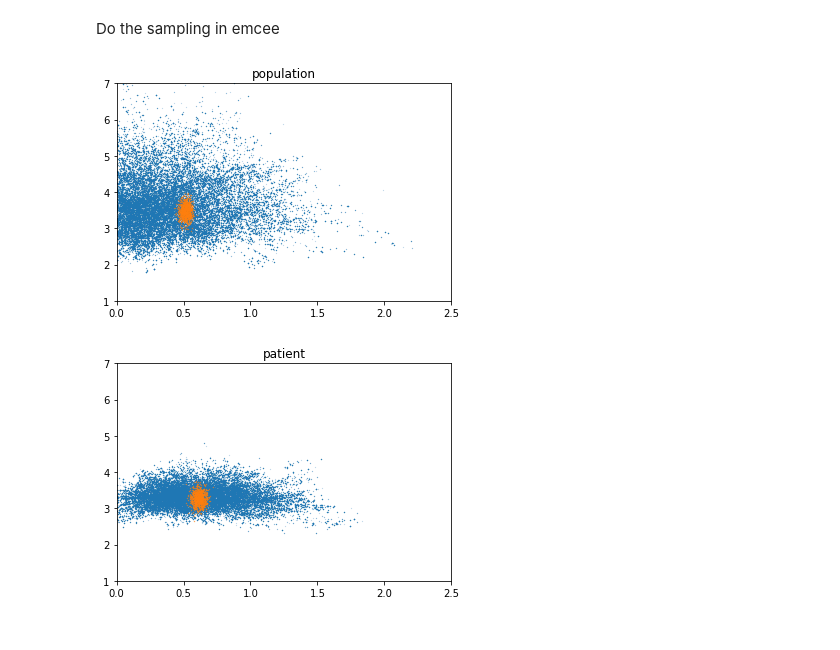
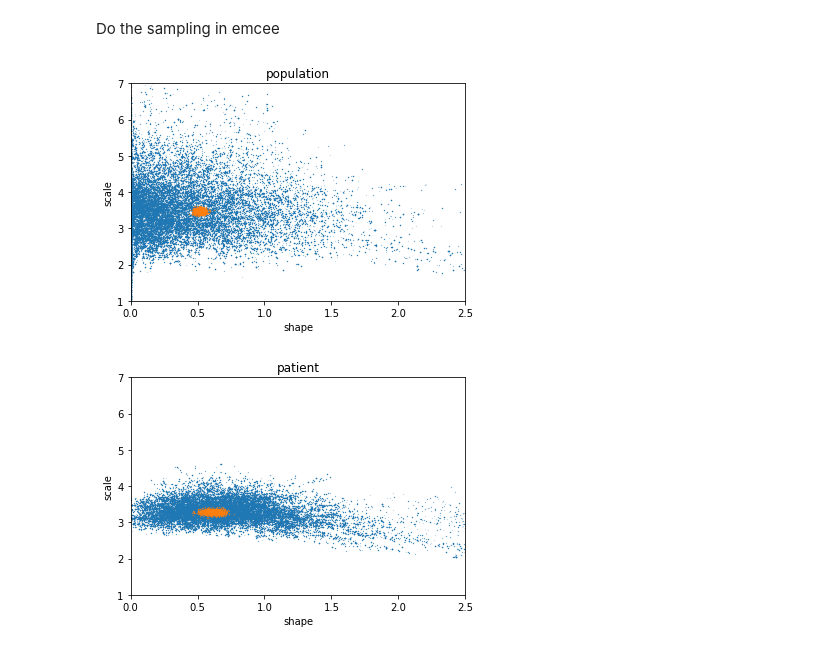
Before and after one commit to tillahoffmann/shedding, a Jupyter notebook: affine.ipynb, the cells around one changed output. Drawn from its saved outputs; the diff is of its cells as text; code cells hidden in the pictures.

Commit message:
better parameterization for affine sampler

```diff
--- a/affine.ipynb
+++ b/affine.ipynb
@@ -62,8 +62,9 @@ initial_params = {'population_shape': 0.515960576370487,
 
 #for key in initial_params.keys():
 #    initial_params[key] = np.log(initial_params[key])
+initial_params['population_shape'] = np.log(initial_params['population_shape'])
 initial_params['patient_mean'] = np.log(initial_params['patient_mean'])
-#initial_params['rho'] = logit(0.8)
+initial_params['rho'] = logit(0.8)
 
 x_initial = np.concatenate([np.atleast_1d(initial_params[key]) for key in initial_params.keys()])
 # %% [markdown]
@@ -74,17 +75,19 @@ def evaluate_log_joint(x, model, data):
 
     values = shedding.vector_to_values(model.parameters, x)
 
-    # NB: if using log on everything, un-comment this
+    # Transform the bits that are logged (or whatever other transform)
     # Map the shape and scale parameters to the positive reals
     #keys = ['population_scale', 'population_shape', 'patient_shape', 'patient_scale']
     #values.update({key: np.exp(values[key]) for key in keys})
-    #values.update({'rho': 1./(1. + np.exp(-values['rho']))})
-
-    # include both the patient mean and log patient mean (assuming that `x` contained the log)
+    values.update({'population_shape': np.exp(values['population_shape'])})
+    values.update({'rho': 1./(1. + np.exp(-values['rho']))}) # expit for rho
     values.update({'log_patient_mean': values['patient_mean'],
                    'patient_mean': np.exp(values['patient_mean'])})
 
-    log_prob = model.evaluate_log_joint(values, data) + sum(values['log_patient_mean']) # jacobian term for the patient means
+    log_prob = model.evaluate_log_joint(values, data)
+    log_prob += sum(values['log_patient_mean']) # jacobian term for the patient means (if using log)
+    log_prob += np.log(values['rho']*(1.-values['rho'])) # jacobian for logit rho (if using logit)
+    log_prob += np.log(values['population_shape']) # jacobian for populaiton shape (if using log)
 
     if np.isnan(log_prob):
         return -np.inf
@@ -96,26 +99,29 @@ Do the sampling in emcee
 n_walkers = 1000
 n_params = x_initial.shape[0]
 n_steps = 1000
-x0 = x_initial + np.random.normal(0, 0.05*x_initial, size=(n_walkers, x_initial.shape[0]))
+x0 = x_initial + np.random.normal(0, 0.05, size=(n_walkers, x_initial.shape[0]))
 sampler = emcee.EnsembleSampler(n_walkers, n_params, evaluate_log_joint, args=(model, data))
 result = sampler.run_mcmc(x0, n_steps, progress=True)
 chain_ = sampler.chain
 # %%
-plt.scatter(chain_[:,-100:,0].flatten(), chain_[:,-100:,2].flatten(), s = 0.01)
-plt.scatter(x0[:,0].flatten(), x0[:,2].flatten(), s = 0.1)
+plt.scatter(np.exp(chain_[:,-100:,0].flatten()), chain_[:,-100:,2].flatten(), s = 0.01)
+plt.scatter(np.exp(x0[:,0].flatten()), x0[:,2].flatten(), s = 0.1)
 plt.ylim(1, 7)
 plt.xlim(0, 2.5)
 plt.title('population')
-
+plt.ylabel('scale')
+plt.xlabel('shape')
 plt.show()
 # %% [output]
-[figure, old version]
+[figure, new version]
 # %%
 plt.scatter(chain_[:,-100:,3].flatten(), chain_[:,-100:,4].flatten(), s = 0.01)
 plt.scatter(x0[:,3].flatten(), x0[:,4].flatten(), s = 0.1)
 plt.ylim(1, 7)
 plt.xlim(0, 2.5)
 plt.title('patient')
+plt.ylabel('scale')
+plt.xlabel('shape')
 plt.show()
 # %% [output]
-[figure, old version]
+[figure, new version]
```
